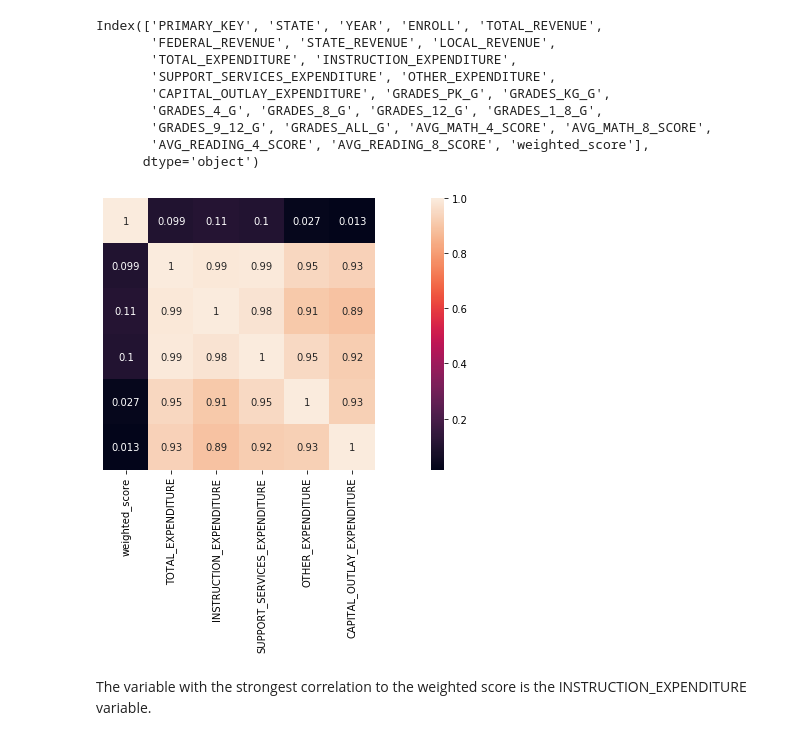
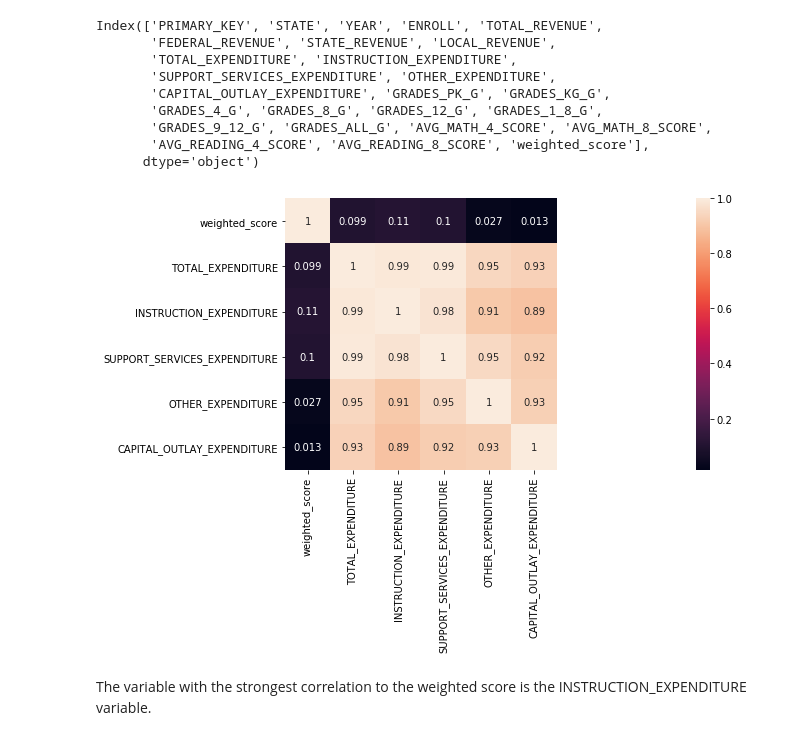
Before and after one commit to dstolbert/Feature-engineering2--PCA, a Jupyter notebook: Feature engineering2- PCA.ipynb, the cells around one changed output. Saved outputs shown, nothing was run; the diff lists cells and outputs as text; code cells hidden in the pictures.

```diff
--- a/Feature engineering2- PCA.ipynb
+++ b/Feature engineering2- PCA.ipynb
@@ -82,12 +81,14 @@ Index(['PRIMARY_KEY', 'STATE', 'YEAR', 'ENROLL', 'TOTAL_REVENUE',
 # %%
 weighted_corr = df2.loc[:,('weighted_score','TOTAL_EXPENDITURE', 'INSTRUCTION_EXPENDITURE',
                        'SUPPORT_SERVICES_EXPENDITURE', 'OTHER_EXPENDITURE', 'CAPITAL_OUTLAY_EXPENDITURE')].corr()
 
-plt.figure(figsize=(20,5))
-sns.heatmap(weighted_corr,square=True,annot=True,yticklabels=False)
+plt.figure(figsize=(50,5))
+sns.heatmap(weighted_corr,square=True,annot=True)
+plt.yticks(rotation='horizontal')
+plt.xticks(rotation='vertical')
 plt.show()
 # %% [output]
-[figure, old version]
+[figure, new version]
 # %% [markdown]
 The variable with the strongest correlation to the weighted score is the INSTRUCTION_EXPENDITURE variable.
 # %% [markdown]
```
Also changed, not shown: parts of 2 cells of this notebook.
